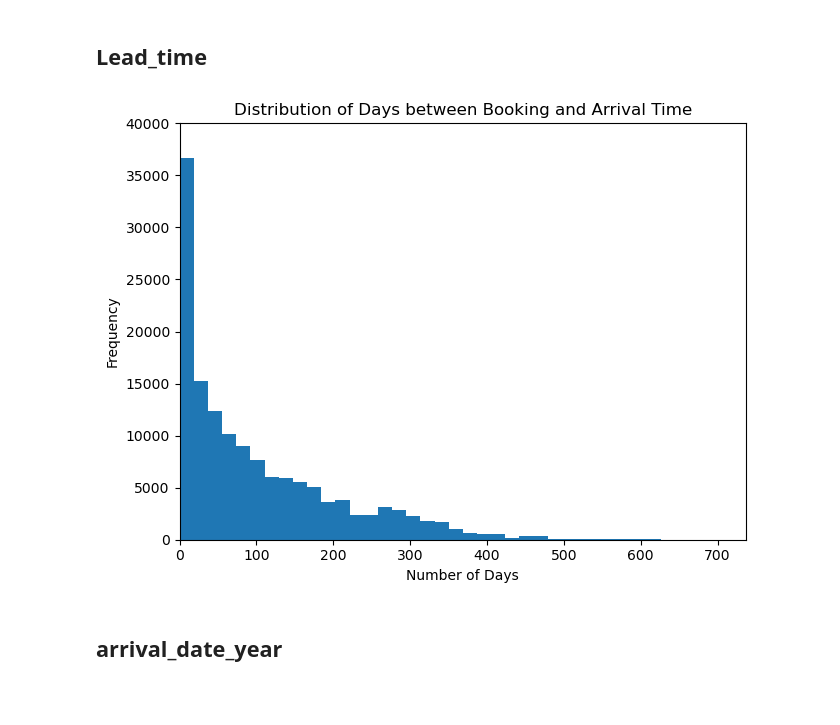
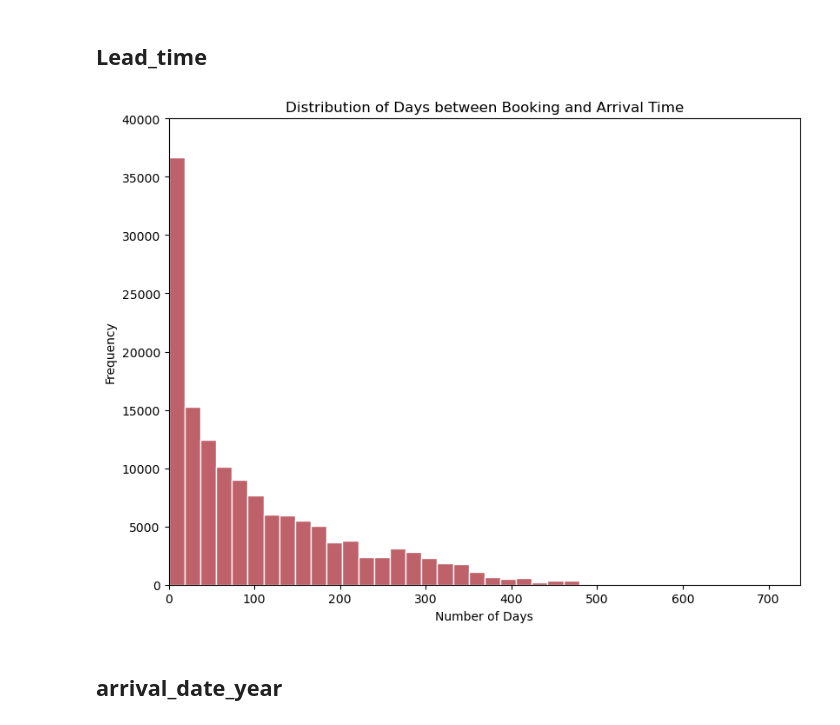
Before and after one commit to SMemic4/Hotels, a Jupyter notebook: notebooks/hotels.ipynb, the cells around one changed output. Drawn from its saved outputs; the diff is of its cells as text; code cells hidden in the pictures; blank space fills up the shorter version.

```diff
--- a/notebooks/hotels.ipynb
+++ b/notebooks/hotels.ipynb
@@ -200,18 +200,18 @@ plt.show();
 # %% [markdown]
 ## Lead_time
 # %%
-plt.Figure(figsize = (12,8))
-plt.hist(x = hotel_df['lead_time'], bins = 40)
+plt.figure(figsize = (8, 6))
+plt.hist(x = hotel_df['lead_time'], bins = 40, color = fav_cols[0], edgecolor = 'white')
 plt.xlabel(xlabel = 'Number of Days')
 plt.ylabel(ylabel = 'Frequency')
 plt.yticks(ticks = list(range(0, 45000, 5000)))
 plt.title(label = 'Distribution of Days between Booking and Arrival Time')
 plt.tight_layout(pad = 0)
 plt.margins(x = 0)
 plt.savefig(os.path.join(os.getcwd(), 'outputs', 'visuals', 'Distribution_days_before_booking'))
 plt.show();
 # %% [output]
-[figure, old version]
+[figure, new version]
 # %% [markdown]
 ## arrival_date_year
 # %%
```
Also changed, not shown: parts of 12 cells of this notebook, 4 other files.
